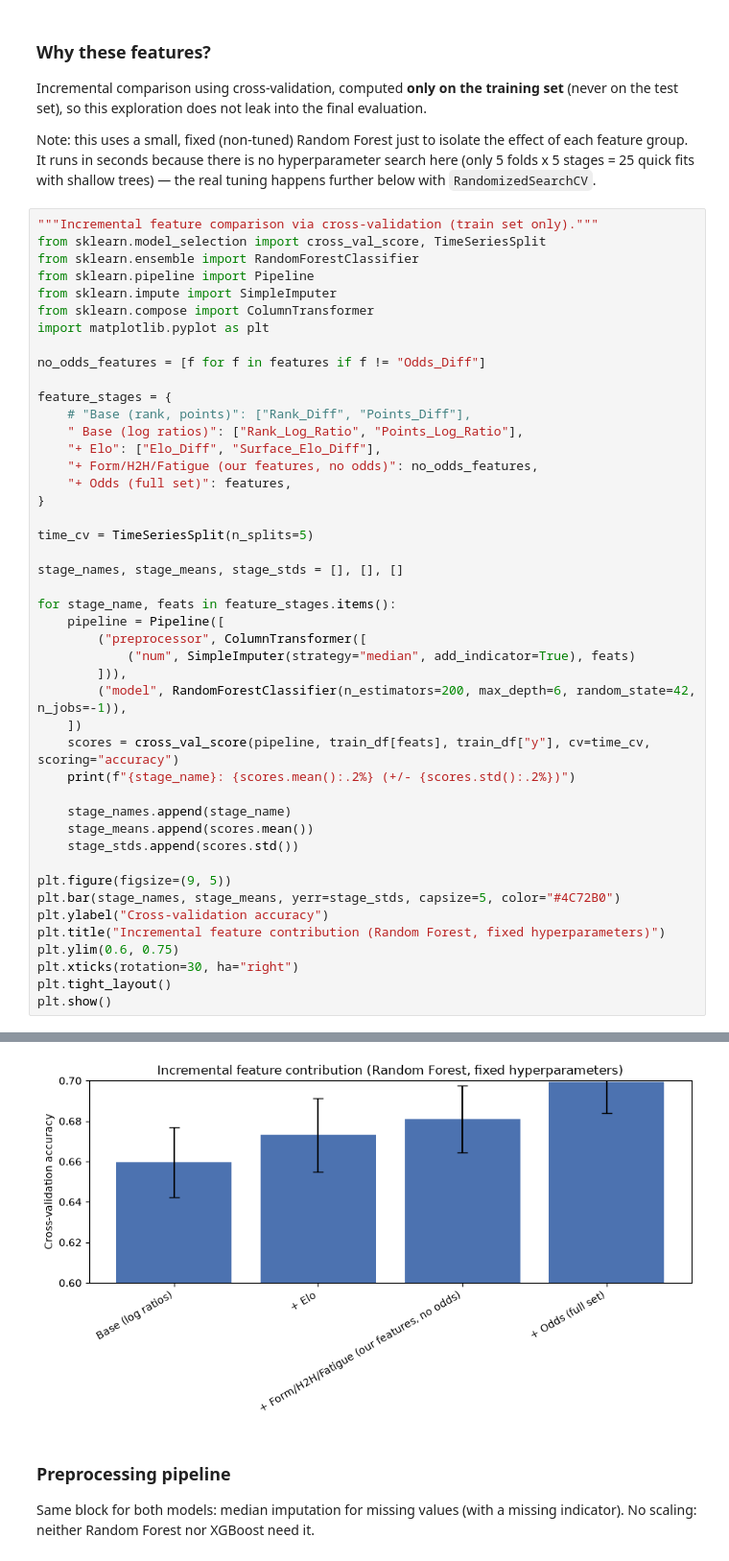
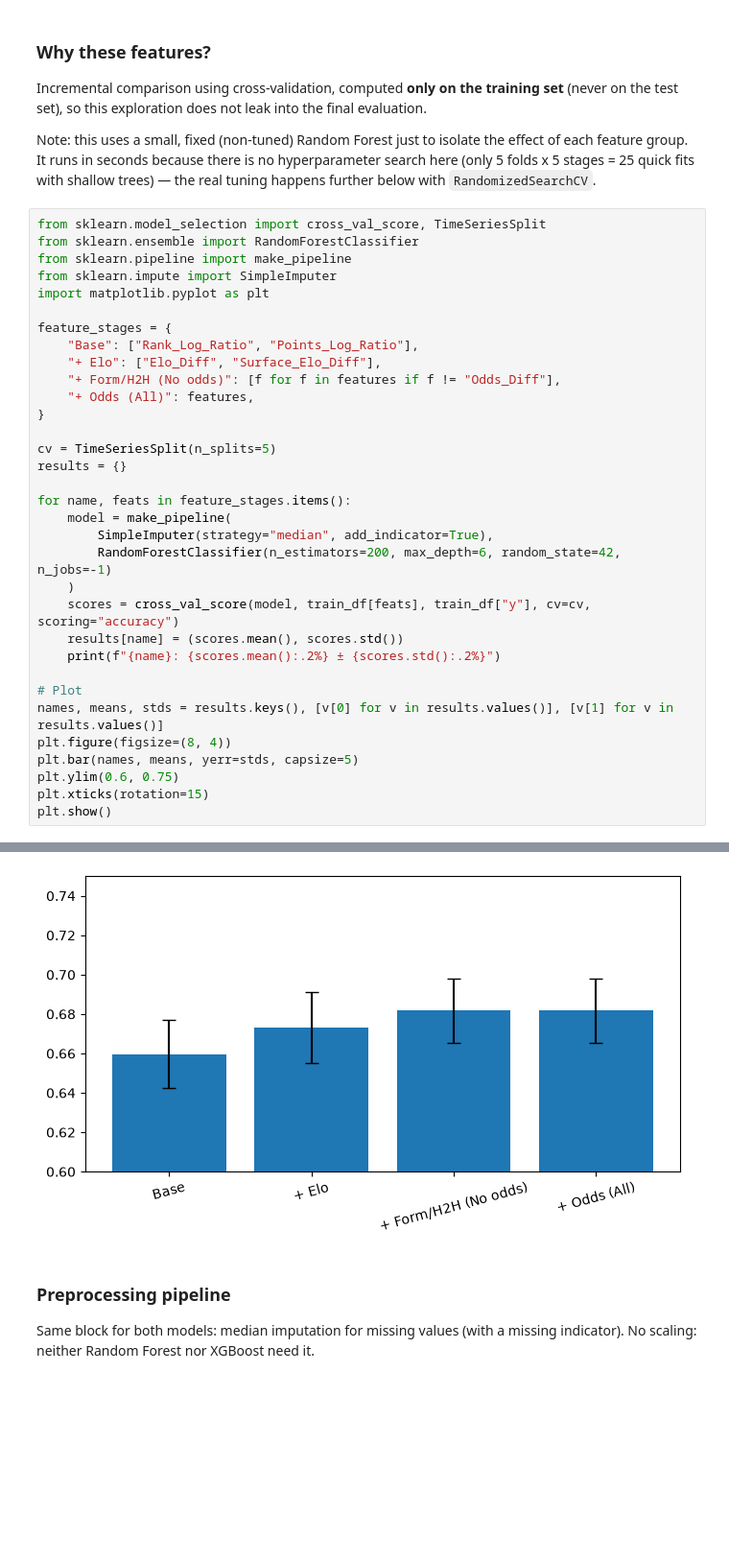
Before and after one commit to giovanni-quacchia/Tennis-prediction-project, a Jupyter notebook: notebooks/03_Models_training.ipynb, the cells around one changed output, grey strips where cells are left out. Shown at 96% size. Cells and saved outputs as stored; diff of their text form; blank space fills up the shorter version.

```diff
--- a/notebooks/03_Models_training.ipynb
+++ b/notebooks/03_Models_training.ipynb
@@ -39,48 +53,36 @@ Incremental comparison using cross-validation, computed **only on the training s
 
 Note: this uses a small, fixed (non-tuned) Random Forest just to isolate the effect of each feature group. It runs in seconds because there is no hyperparameter search here (only 5 folds x 5 stages = 25 quick fits with shallow trees) — the real tuning happens further below with `RandomizedSearchCV`.
 # %%
-"""Incremental feature comparison via cross-validation (train set only)."""
 from sklearn.model_selection import cross_val_score, TimeSeriesSplit
 from sklearn.ensemble import RandomForestClassifier
-from sklearn.pipeline import Pipeline
+from sklearn.pipeline import make_pipeline
 from sklearn.impute import SimpleImputer
-from sklearn.compose import ColumnTransformer
 import matplotlib.pyplot as plt
 
-no_odds_features = [f for f in features if f != "Odds_Diff"]
-
 feature_stages = {
-    # "Base (rank, points)": ["Rank_Diff", "Points_Diff"],
-    " Base (log ratios)": ["Rank_Log_Ratio", "Points_Log_Ratio"],
+    "Base": ["Rank_Log_Ratio", "Points_Log_Ratio"],
     "+ Elo": ["Elo_Diff", "Surface_Elo_Diff"],
-    "+ Form/H2H/Fatigue (our features, no odds)": no_odds_features,
-    "+ Odds (full set)": features,
+    "+ Form/H2H (No odds)": [f for f in features if f != "Odds_Diff"],
+    "+ Odds (All)": features,
 }
 
-time_cv = TimeSeriesSplit(n_splits=5)
+cv = TimeSeriesSplit(n_splits=5)
+results = {}
 
-stage_names, stage_means, stage_stds = [], [], []
+for name, feats in feature_stages.items():
+    model = make_pipeline(
+        SimpleImputer(strategy="median", add_indicator=True),
+        RandomForestClassifier(n_estimators=200, max_depth=6, random_state=42, n_jobs=-1)
+    )
+    scores = cross_val_score(model, train_df[feats], train_df["y"], cv=cv, scoring="accuracy")
+    results[name] = (scores.mean(), scores.std())
+    print(f"{name}: {scores.mean():.2%} ± {scores.std():.2%}")
 
-for stage_name, feats in feature_stages.items():
-    pipeline = Pipeline([
-        ("preprocessor", ColumnTransformer([
-            ("num", SimpleImputer(strategy="median", add_indicator=True), feats)
-        ])),
-        ("model", RandomForestClassifier(n_estimators=200, max_depth=6, random_state=42, n_jobs=-1)),
-    ])
-    scores = cross_val_score(pipeline, train_df[feats], train_df["y"], cv=time_cv, scoring="accuracy")
-    print(f"{stage_name}: {scores.mean():.2%} (+/- {scores.std():.2%})")
-
-    stage_names.append(stage_name)
-    stage_means.append(scores.mean())
-    stage_stds.append(scores.std())
-
-plt.figure(figsize=(9, 5))
-plt.bar(stage_names, stage_means, yerr=stage_stds, capsize=5, color="#4C72B0")
-plt.ylabel("Cross-validation accuracy")
-plt.title("Incremental feature contribution (Random Forest, fixed hyperparameters)")
+# Plot
+names, means, stds = results.keys(), [v[0] for v in results.values()], [v[1] for v in results.values()]
+plt.figure(figsize=(8, 4))
+plt.bar(names, means, yerr=stds, capsize=5)
 plt.ylim(0.6, 0.75)
-plt.xticks(rotation=30, ha="right")
-plt.tight_layout()
+plt.xticks(rotation=15)
 plt.show()
 # %% [output]
@@ -91,4 +93,4 @@ plt.show()
-[figure, old version]
+[figure, new version]
 # %% [markdown]
 ### Preprocessing pipeline
 
```
Also changed, not shown: parts of 6 cells of this notebook, 33 other files.
